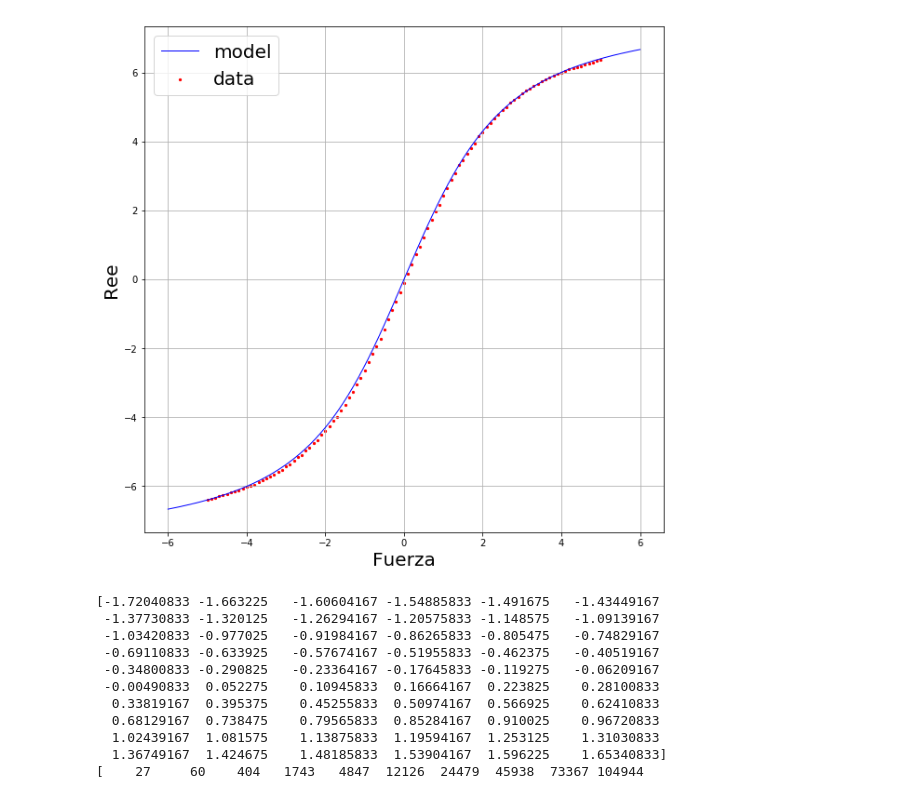
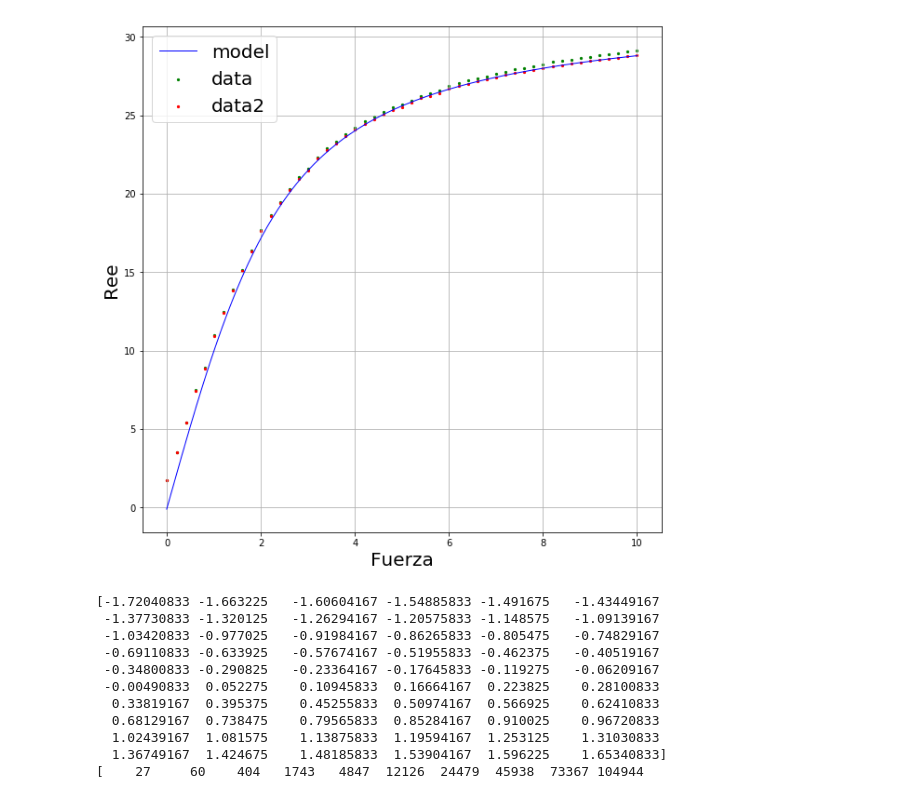
Before and after one commit to 682448/TFIII-P5, a Jupyter notebook: Polimero/Polimero.ipynb, the cells around one changed output. Cells and saved outputs as stored; diff of their text form; code cells hidden in the pictures.

```diff
--- a/Polimero/Polimero.ipynb
+++ b/Polimero/Polimero.ipynb
@@ -1,30 +1,33 @@
 # %%
 import numpy as np
 import pandas as pd
 from scipy.optimize import curve_fit
 from pylab import *
 import matplotlib.pyplot as plt
-Data=pd.read_csv('Data/Ree_T=1_KOnM=1000_N=9.csv')
+Data=pd.read_csv('Data/Ree_T=1_KOnM=1000_N=33.csv')
 
 def f(F,N,b,T):
     return N*b*(1/np.tanh(F*b/T)-T/F/b)
 
 #expected=(3,1,0.1)
 #popt,cov=curve_fit(f,xDataRaw,yDataRaw,expected)
 
 plt.figure(figsize=(10,10))
-xfine=np.linspace(-6,6,500)
-plot(xfine,f(xfine,8,1,1),label='model',lw='1',color='blue')
-
+xfine=np.linspace(-0.01,10,500)
+plot(xfine,f(xfine,32,1,1),label='model',lw='1',color='blue')
+err=Data.loc[:,"err"]
+err=np.array(err)
 plt.ylabel('Ree',fontsize='20')
 plt.xlabel('Fuerza',fontsize='20')
-plt.scatter(Data.loc[:,"F"],Data.loc[:,"Ree"],s=5,label='data',color='red')
+#plt.errorbar(Data.loc[:,"F"],Data.loc[:,"Ree"],yerr=err,fmt='o',label='data',color='green')
+plt.scatter(Data.loc[:,"F"],Data.loc[:,"Ree"],s=5,label='data',color='green')
+plt.scatter(Data.loc[:,"F"],Data.loc[:,"Ree_best"],s=5,label='data2',color='red')
 
 plt.grid()
 plt.legend(prop={'size':'20'})
-plt.savefig("8Enlaces_KOnM=1000.png",format='png',ndpi=12000)
+plt.savefig("32Enlaces_KOnM=1000.png",format='png',ndpi=12000)
 # %% [output]
-[figure, old version]
+[figure, new version]
 # %%
 import numpy as np
 Data=pd.read_csv('Data.csv')
```
Also changed, not shown: 48 other files.
